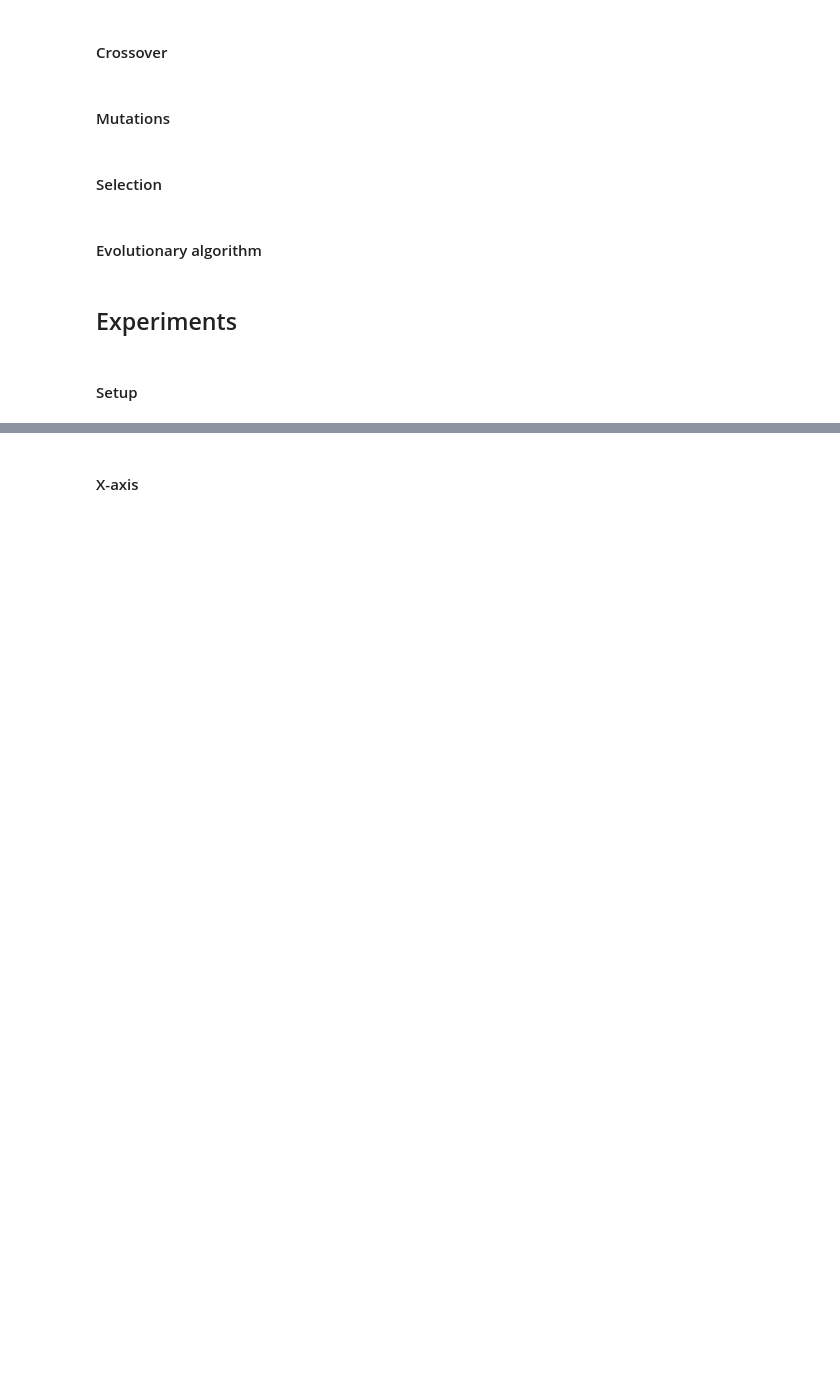
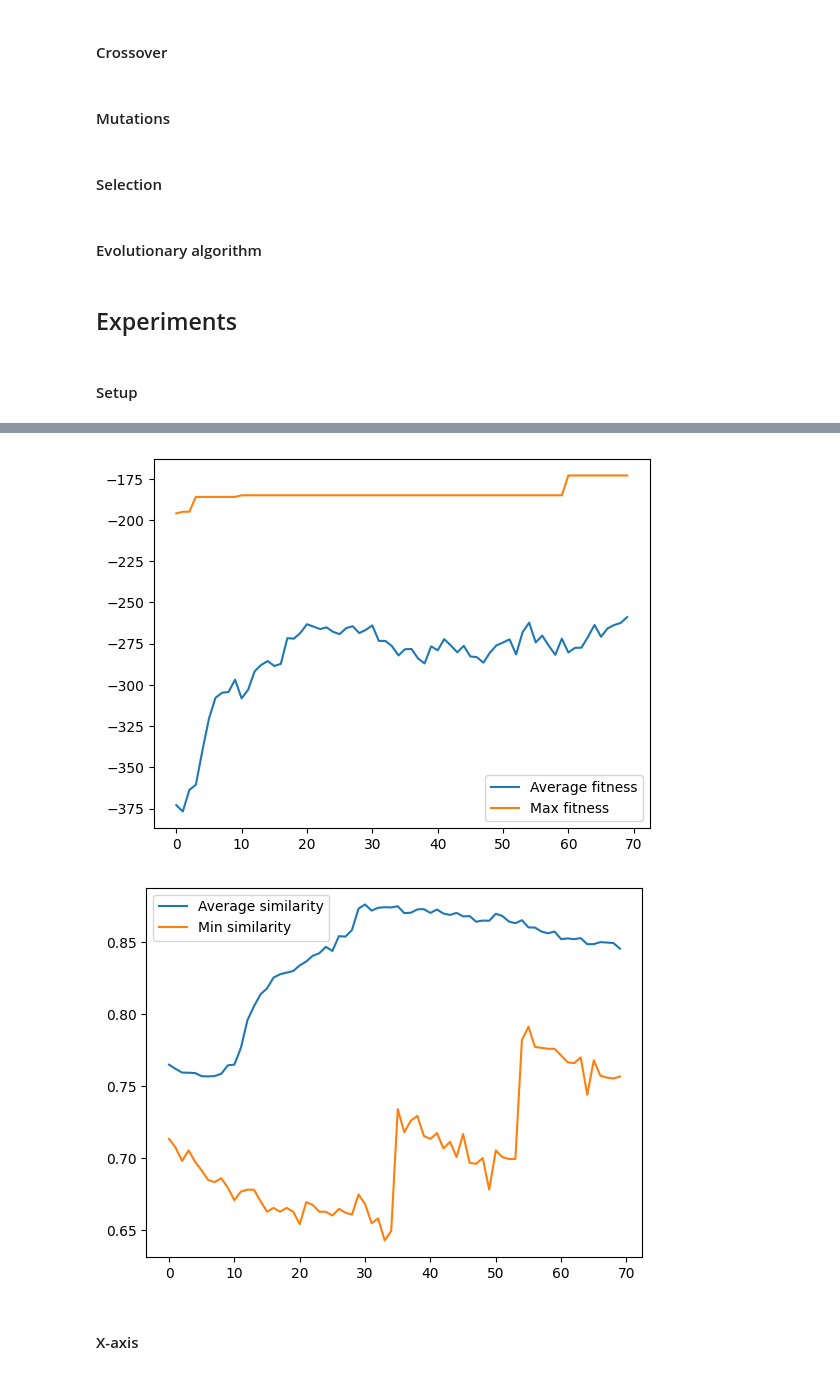
Before and after one commit to tyrrr-aj/glass-cluster, a Jupyter notebook: glass-evolution.ipynb, the cells around one changed output, grey strips where cells are left out. Saved outputs shown, nothing was run; the diff lists cells and outputs as text; code cells hidden in the pictures; blank space fills up the shorter version.

```diff
--- a/glass-evolution.ipynb
+++ b/glass-evolution.ipynb
@@ -988,0 +1179,8 @@ er_cluster = er_clusters[0]
+# %%
+fitness_function = lambda local_solution: fitness_x_local(sol_idx_y, sol_idx_z, n_solution_chunks_per_axis, wall_left_chunk, wall_right_chunk, local_wall_down, local_wall_up, local_wall_back, local_wall_front, local_solution, atom_species_by_symbol, cluster_size, wall_thickness, solution_thickness, alpha, beta, gamma)
+# %%
+population_gen_to_fen = lambda population_genotypes: population_genotypes_to_fenotypes(population_genotypes)
+# %%
+population_fen_to_gen = lambda population_fenotypes: population_fenotypes_to_genotypes(population_fenotypes, local_solution_size, solution_thickness, axis=0, atom_species_by_symbol=atom_species_by_symbol, available_species=available_species, center=center)
+# %%
+ea_x = EvolutionaryAlgorithm(initial_population, mutation_type, crossover, selection, fitness_function, population_gen_to_fen, population_fen_to_gen)
@@ -989,3 +1208,16 @@ er_cluster = er_clusters[0]
+# %%
+ea_x.plot_fitness()
+ea_x.plot_similarity()
+
+best_solution_x = ea_x.get_best_solution()
+
+plot_atoms(best_solution_x, atom_species_by_index, atom_species_by_symbol)
+plot_solution_with_walls((wall_left, wall_right), best_solution_x, atom_species_by_index, atom_species_by_symbol)
+plot_neighbourhood_penalties(np.concat([wall_left, wall_right, best_solution_x]), atom_species_by_index, atom_species_by_symbol, cluster_size, cluster_size, cluster_size)
+plot_distances_penalties(np.concat([wall_left, wall_right, best_solution_x]), atom_species_by_index, atom_species_by_symbol)
+# %% [output]
+[figure, added]
+[figure, added]
 # %% [markdown]
 #### X-axis
 # %%
```
Also changed, not shown: parts of 35 cells of this notebook.
